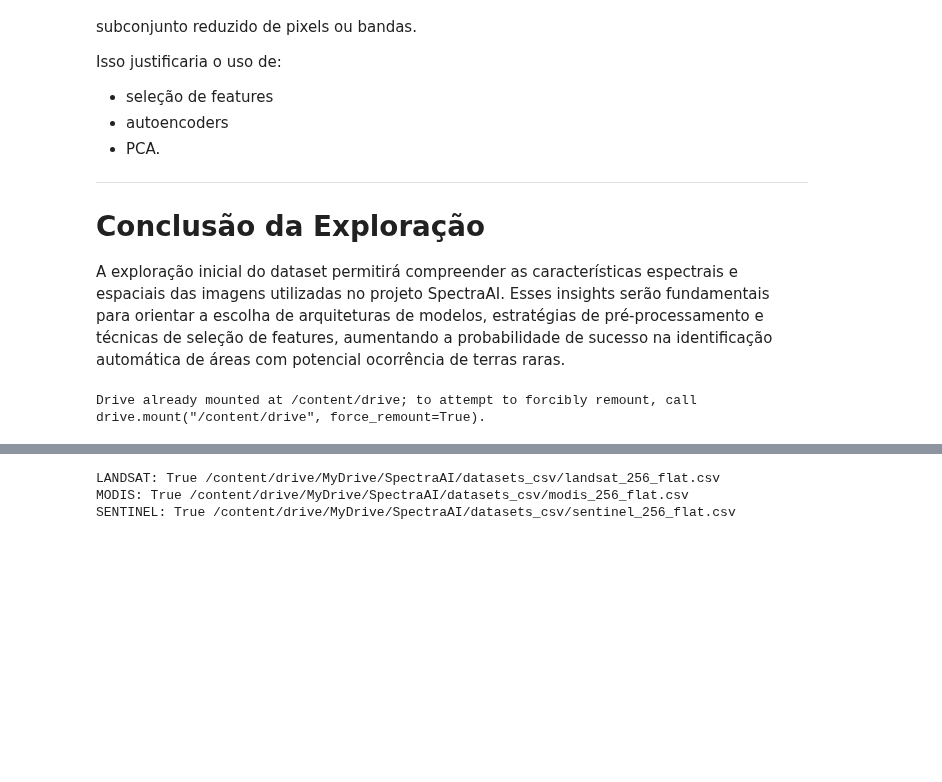
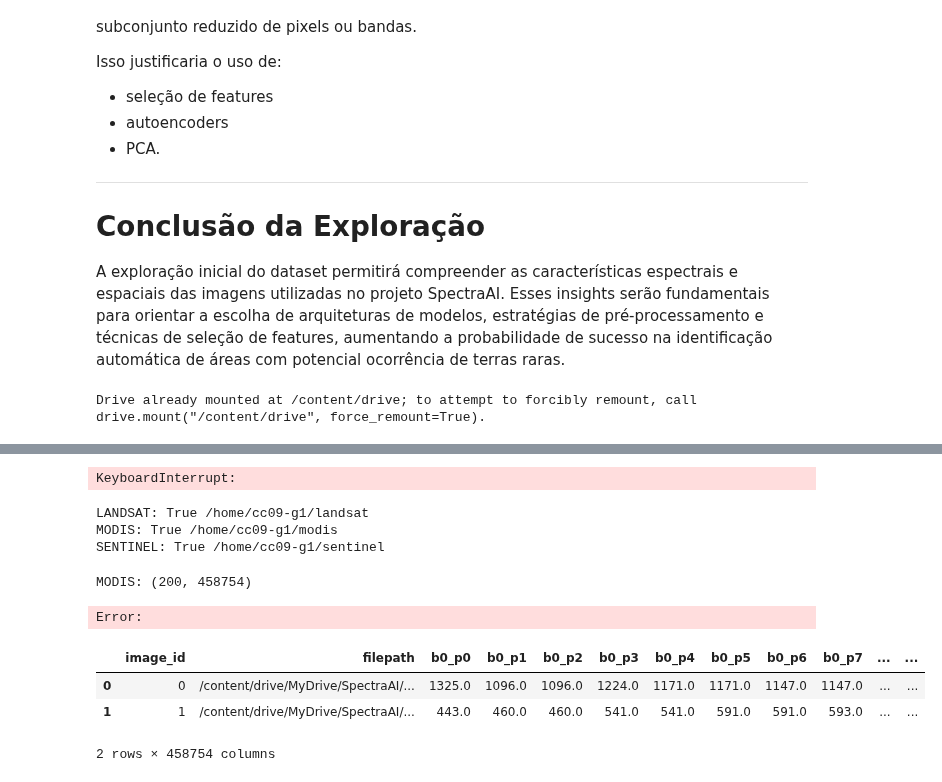
Before and after one commit to pedroauler12/SpectraAI, a Jupyter notebook: notebooks/exploracao_novos_dados.ipynb, the cells around one changed output, grey strips where cells are left out. Drawn from its saved outputs; the diff is of its cells as text; code cells hidden in the pictures; blank space fills up the shorter version.

```diff
--- a/notebooks/exploracao_novos_dados.ipynb
+++ b/notebooks/exploracao_novos_dados.ipynb
@@ -313,17 +304,25 @@ KeyboardInterrupt:
+# %%
+csv_to_parquet_stream(
+    csv_path="/home/cc09-g1/modis",
+    parquet_path="/home/cc09-g1/modis.parquet",
+    chunksize=5
+)
+# %% [output]
+KeyboardInterrupt:
 # %%
-DATA_DIR = Path("/content/drive/MyDrive/SpectraAI/datasets_csv")
+DATA_DIR = Path("/home/cc09-g1/")
 
-LANDSAT_CSV  = DATA_DIR / "landsat_256_flat.csv"
-MODIS_CSV    = DATA_DIR / "modis_256_flat.csv"
-SENTINEL_CSV = DATA_DIR / "sentinel_256_flat.csv"
+LANDSAT_CSV  = DATA_DIR / "landsat"
+MODIS_CSV    = DATA_DIR / "modis"
+SENTINEL_CSV = DATA_DIR / "sentinel"
 
 print("LANDSAT:", LANDSAT_CSV.exists(), LANDSAT_CSV)
 print("MODIS:", MODIS_CSV.exists(), MODIS_CSV)
 print("SENTINEL:", SENTINEL_CSV.exists(), SENTINEL_CSV)
 # %% [output]
-LANDSAT: True /content/drive/MyDrive/SpectraAI/datasets_csv/landsat_256_flat.csv
-MODIS: True /content/drive/MyDrive/SpectraAI/datasets_csv/modis_256_flat.csv
-SENTINEL: True /content/drive/MyDrive/SpectraAI/datasets_csv/sentinel_256_flat.csv
+LANDSAT: True /home/cc09-g1/landsat
+MODIS: True /home/cc09-g1/modis
+SENTINEL: True /home/cc09-g1/sentinel
 # %%
 # Célula 4 — Função para carregar dataset
 def load_dataset(csv_path, sample_rows=None):
@@ -337,19 +336,34 @@ def load_dataset(csv_path, sample_rows=None):
         df = pd.read_csv(csv_path, nrows=sample_rows)
     return df
 # %%
-landsat_df  = load_dataset(LANDSAT_CSV, sample_rows=200)
+#landsat_df  = load_dataset(LANDSAT_CSV, sample_rows=200)
 modis_df    = load_dataset(MODIS_CSV, sample_rows=200)
-sentinel_df = load_dataset(SENTINEL_CSV, sample_rows=200)
+#sentinel_df = load_dataset(SENTINEL_CSV, sample_rows=200)
 
-print("LANDSAT:", landsat_df.shape)
+#print("LANDSAT:", landsat_df.shape)
 print("MODIS:", modis_df.shape)
-print("SENTINEL:", sentinel_df.shape)
+#print("SENTINEL:", sentinel_df.shape)
+# %% [output]
+MODIS: (200, 458754)
+# %%
+n_colunas_amostra = 5000
+
+sentinel_df = load_dataset(SENTINEL_CSV, sample_rows=200)
+
+print("SENTINEL:", sentinel_df.shape)
+# %% [output]
+Error:
 # %%
 # Primeiras linhas do Dataset
 
 #display(landsat_df.head(2))
 display(modis_df.head(2))
-display(sentinel_df.head(2))
+#display(sentinel_df.head(2))
+# %% [output]
+|  | image_id | filepath | b0_p0 | b0_p1 | b0_p2 | b0_p3 | b0_p4 | b0_p5 | b0_p6 | b0_p7 | ... | ... |
+| 0 | 0 | /content/drive/MyDrive/SpectraAI/... | 1325.0 | 1096.0 | 1096.0 | 1224.0 | 1171.0 | 1171.0 | 1147.0 | 1147.0 | ... | ... |
+| 1 | 1 | /content/drive/MyDrive/SpectraAI/... | 443.0 | 460.0 | 460.0 | 541.0 | 541.0 | 591.0 | 591.0 | 593.0 | ... | ... |
+2 rows × 458754 columns
 # %%
 # Resumo estatístico do Dataset
 
```
Also changed, not shown: parts of 3 cells of this notebook, 1 other file.
